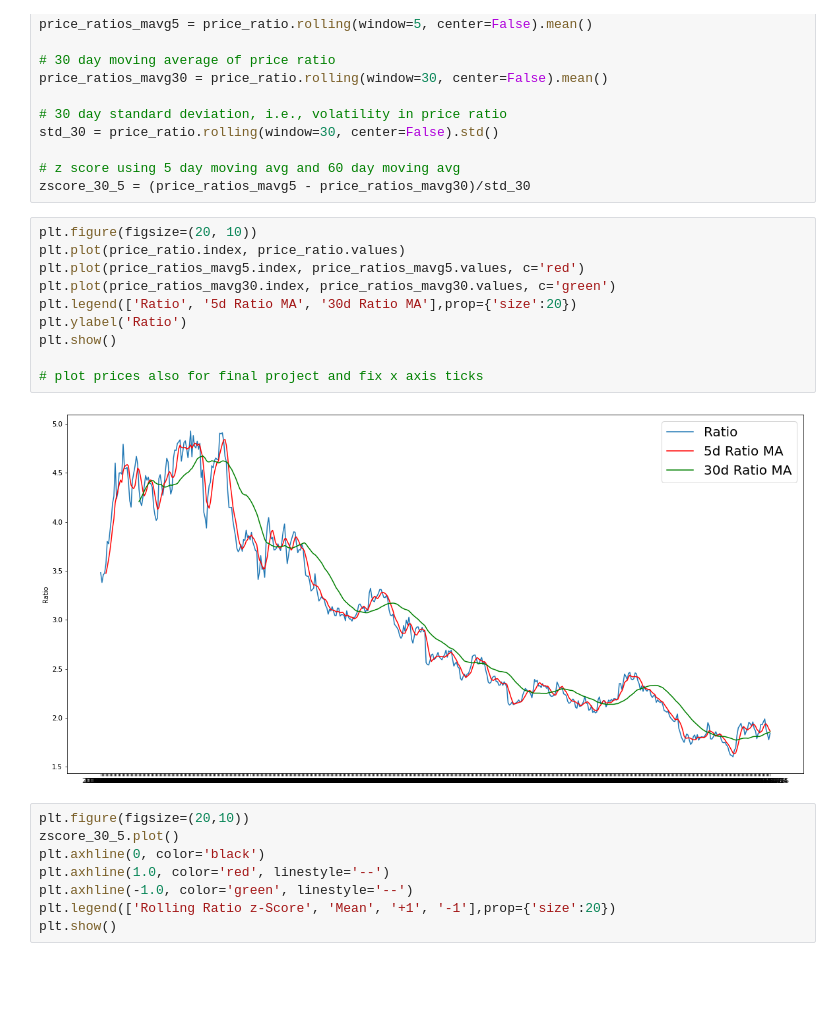
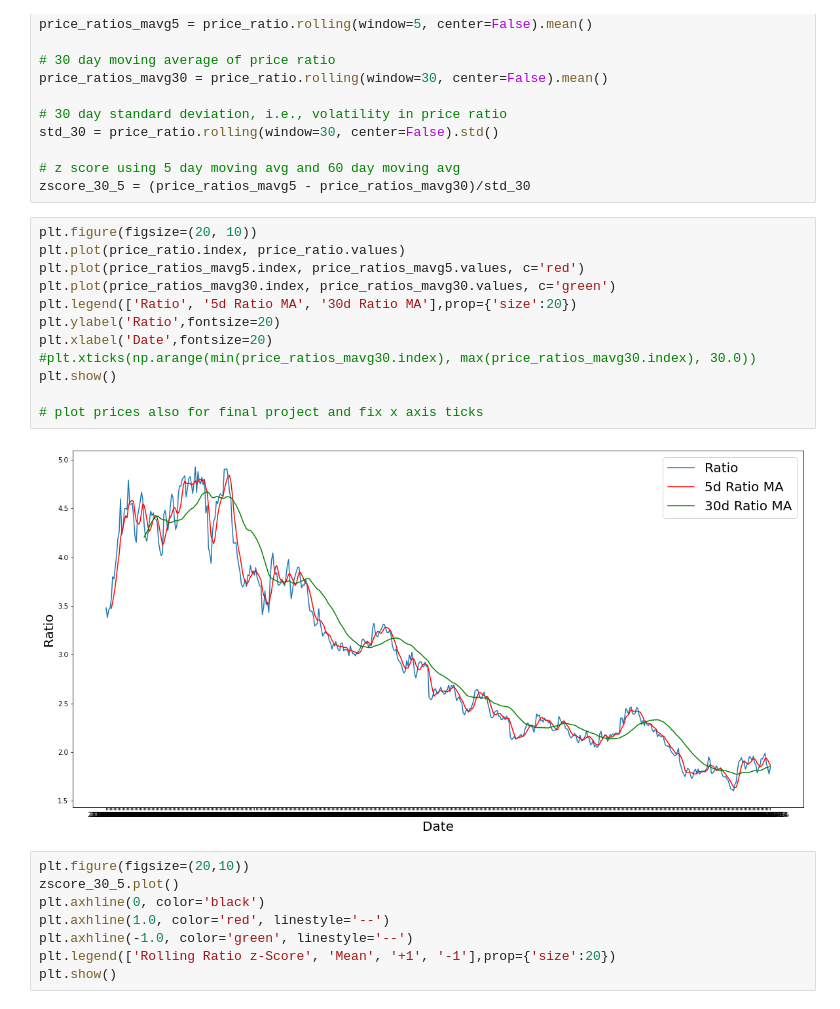
Before and after one commit to microgel/CS-216-Project, a Jupyter notebook: pair_trading.ipynb, the cells around one changed output. Saved outputs shown, nothing was run; the diff lists cells and outputs as text; blank space fills up the shorter version.

```diff
--- a/pair_trading.ipynb
+++ b/pair_trading.ipynb
@@ -414,15 +419,17 @@ zscore_30_5 = (price_ratios_mavg5 - price_ratios_mavg30)/std_30
 # %%
 plt.figure(figsize=(20, 10))
 plt.plot(price_ratio.index, price_ratio.values)
 plt.plot(price_ratios_mavg5.index, price_ratios_mavg5.values, c='red')
 plt.plot(price_ratios_mavg30.index, price_ratios_mavg30.values, c='green')
 plt.legend(['Ratio', '5d Ratio MA', '30d Ratio MA'],prop={'size':20})
-plt.ylabel('Ratio')
+plt.ylabel('Ratio',fontsize=20)
+plt.xlabel('Date',fontsize=20)
+#plt.xticks(np.arange(min(price_ratios_mavg30.index), max(price_ratios_mavg30.index), 30.0))
 plt.show()
 
 # plot prices also for final project and fix x axis ticks
 # %% [output]
-[figure, old version]
+[figure, new version]
 # %%
 plt.figure(figsize=(20,10))
 zscore_30_5.plot()
```
Also changed, not shown: parts of 9 cells of this notebook.
